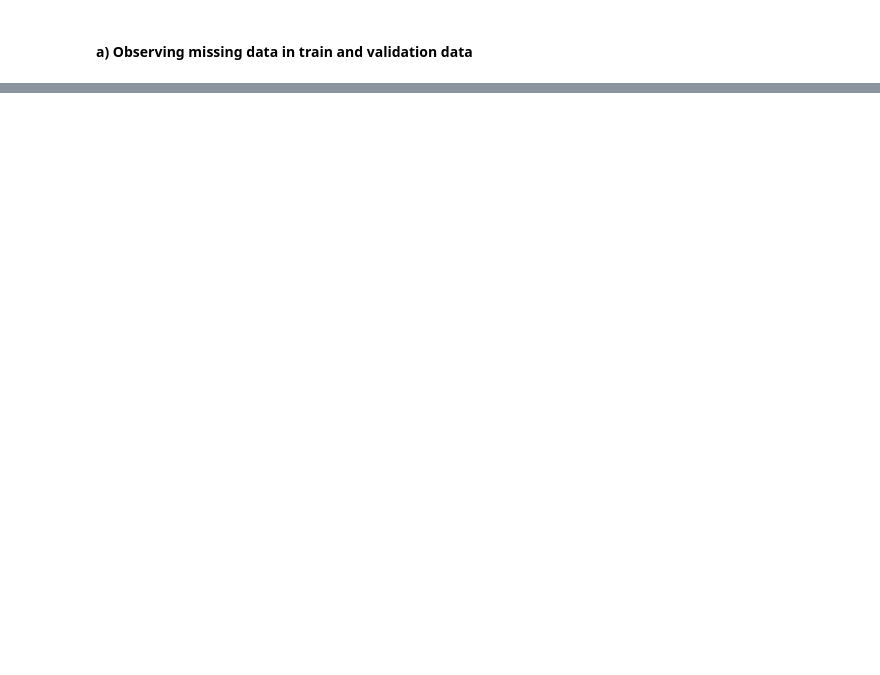
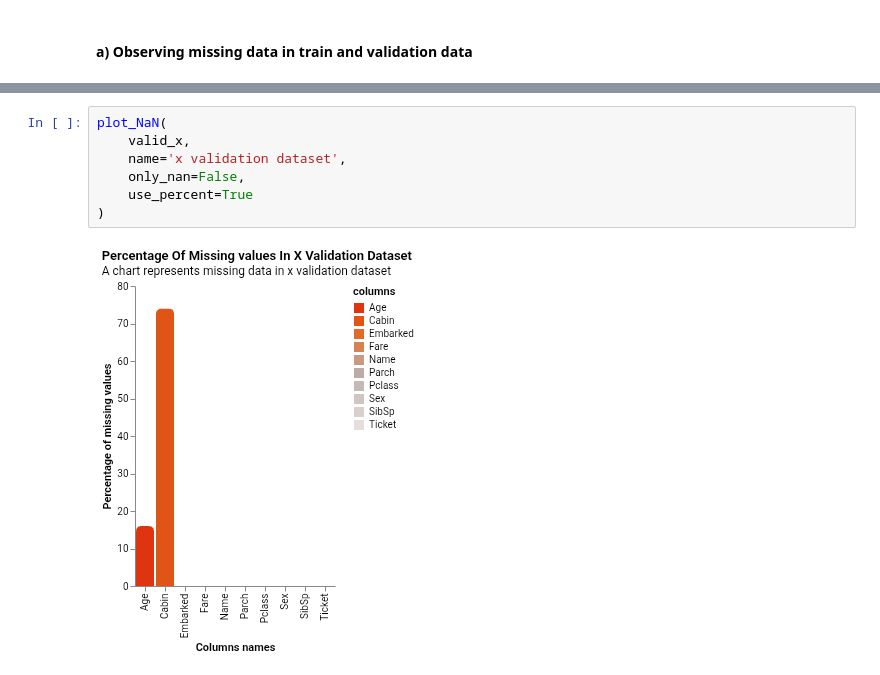
Before and after one commit to denis-spe/titanic, a Jupyter notebook: survival_with_py.ipynb, the cells around one changed output, grey strips where cells are left out. Saved outputs shown, nothing was run; the diff lists cells and outputs as text; blank space fills up the shorter version.

```diff
--- a/survival_with_py.ipynb
+++ b/survival_with_py.ipynb
@@ -375,0 +416,9 @@ plot_NaN(train_x, only_nan=False)
+# %%
+plot_NaN(
+    valid_x,
+    name='x validation dataset',
+    only_nan=False,
+    use_percent=True
+)
+# %% [output]
+[figure, added]
```
Also changed, not shown: parts of 13 cells of this notebook.
